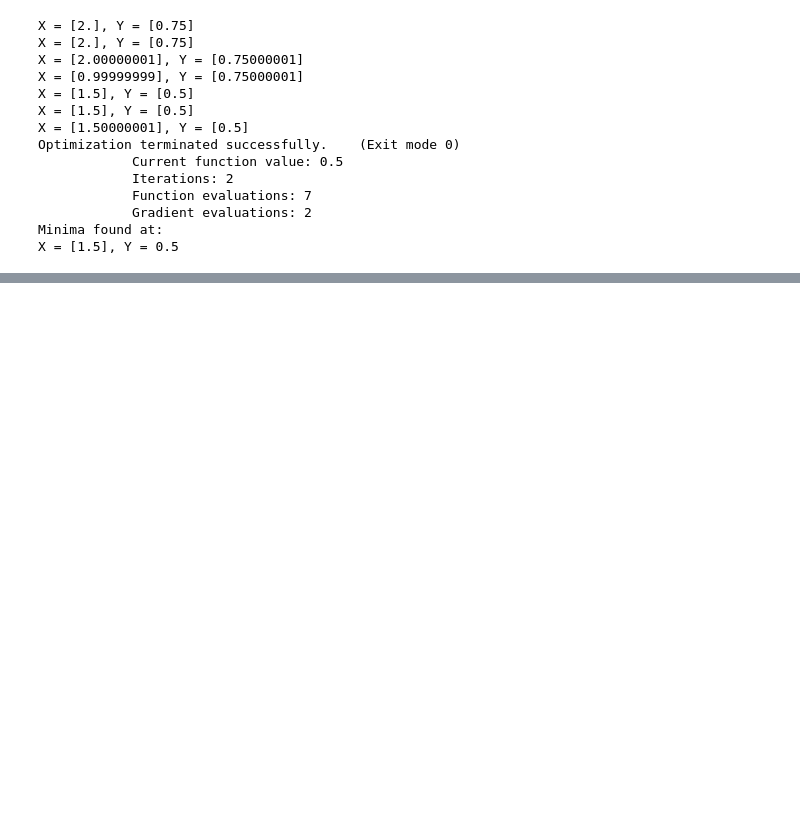
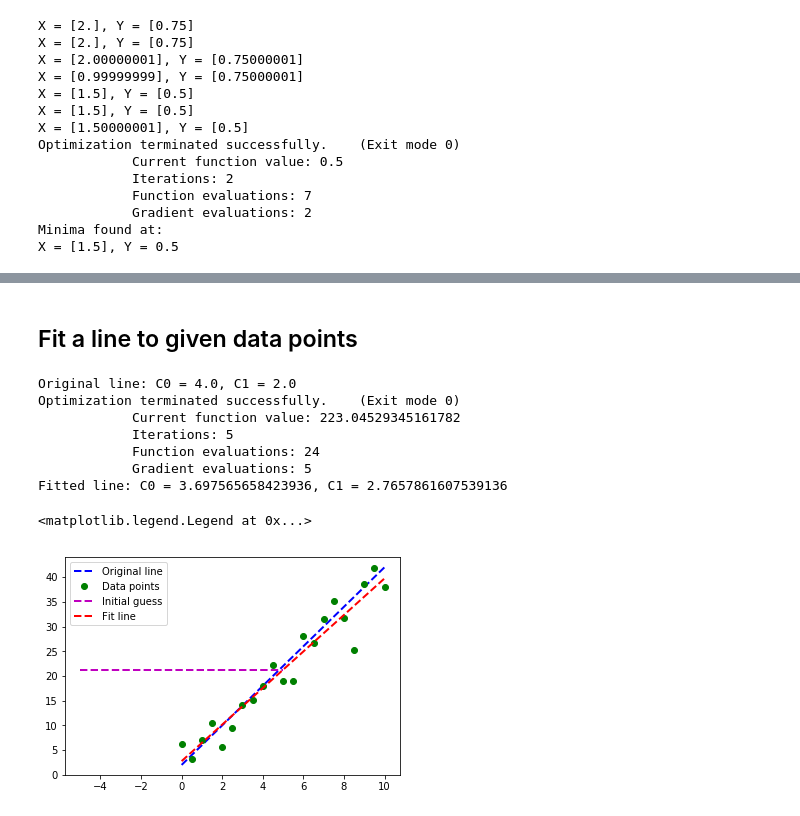
Before and after one commit to kairosart/Machine-Learning-for-Trading, a Jupyter notebook: Untitled.ipynb, the cells around one changed output, grey strips where cells are left out. Drawn from its saved outputs; the diff is of its cells as text; code cells hidden in the pictures; blank space fills up the shorter version.

```diff
--- a/Untitled.ipynb
+++ b/Untitled.ipynb
@@ -795,0 +802,75 @@ plt.plot(min_result)
+# %% [markdown]
+## Fit a line to given data points
+# %%
+import pandas as pd
+import matplotlib.pyplot as plt
+import numpy as np
+import scipy.optimize as spo
+
+# Error function
+def error(line, data):
+    ''' Compute error between given line model and observed data.
+    Parameteres
+    -----------
+
+    line: tuple/list/array (C0, C1) where C0 is slope and C1 is Y-intercept
+    data; 2D array where ecah row is a point (x, y)
+
+    Returns error as a single real value'''
+
+    # Metric: Sum of squared Y-axis differences
+    err = np.sum((data[:, 1] - (line[0] * data[:, 0] + line[1])) ** 2)
+    return err
+
+def fit_line(data, error_func):
+    ''' Fit a line to given data, using a supplied error function.
+
+    Parameters
+    ----------
+    data: 2D array where each row is a point (X0, Y)
+    error_func: function that computes the error between a line and observed data
+
+    Returns line that minimizes the error function'''
+
+    # Generate initial guess for line model
+    l = np.float32([0, np.mean(data[:, 1])]) # slope = 0, intercept = mean(y values)
+
+    # Plot initial guess (optional)
+    x_ends = np.float32([-5, 5])
+    plt.plot(x_ends, l[0] * x_ends + l[1], 'm--', linewidth=2.0, label="Initial guess")
+
+    # Call optimizer to minimize error function
+    result = spo.minimize(error_func, l, args=(data,), method="SLSQP",  options={'disp': True})
+    return result.x
+
+
+
+
+#Define original line
+l_orig = np.float32([4, 2])
+print("Original line: C0 = {}, C1 = {}".format(l_orig[0], l_orig[1]))
+Xorig = np.linspace(0, 10, 21)
+Yorig = l_orig[0] * Xorig + l_orig[1]
+plt.plot(Xorig, l_orig[0] * Xorig + l_orig[1], 'b--', linewidth=2.0, label="Original line")
+
+# Generate noisy data points
+noise_sigma = 3.0
+noise = np.random.normal(0, noise_sigma, Yorig.shape)
+data = np.asarray([Xorig, Yorig + noise]).T
+plt.plot(data[:,0], data[:, 1], 'go', label="Data points")
+
+# TRy to fit a line to this data
+l_fit = fit_line(data, error)
+print("Fitted line: C0 = {}, C1 = {}".format(l_fit[0], l_fit[1]))
+plt.plot(data[:, 0], l_fit[0] * data[:, 0] + l_fit[1], 'r--', linewidth=2.0, label="Fit line")
+plt.legend()
+# %% [output]
+Original line: C0 = 4.0, C1 = 2.0
+Optimization terminated successfully.    (Exit mode 0)
+            Current function value: 223.04529345161782
+            Iterations: 5
+            Function evaluations: 24
+            Gradient evaluations: 5
+Fitted line: C0 = 3.697565658423936, C1 = 2.7657861607539136
+<matplotlib.legend.Legend at 0x...>
+[figure, added]
```
Also changed, not shown: parts of 1 cell of this notebook.
